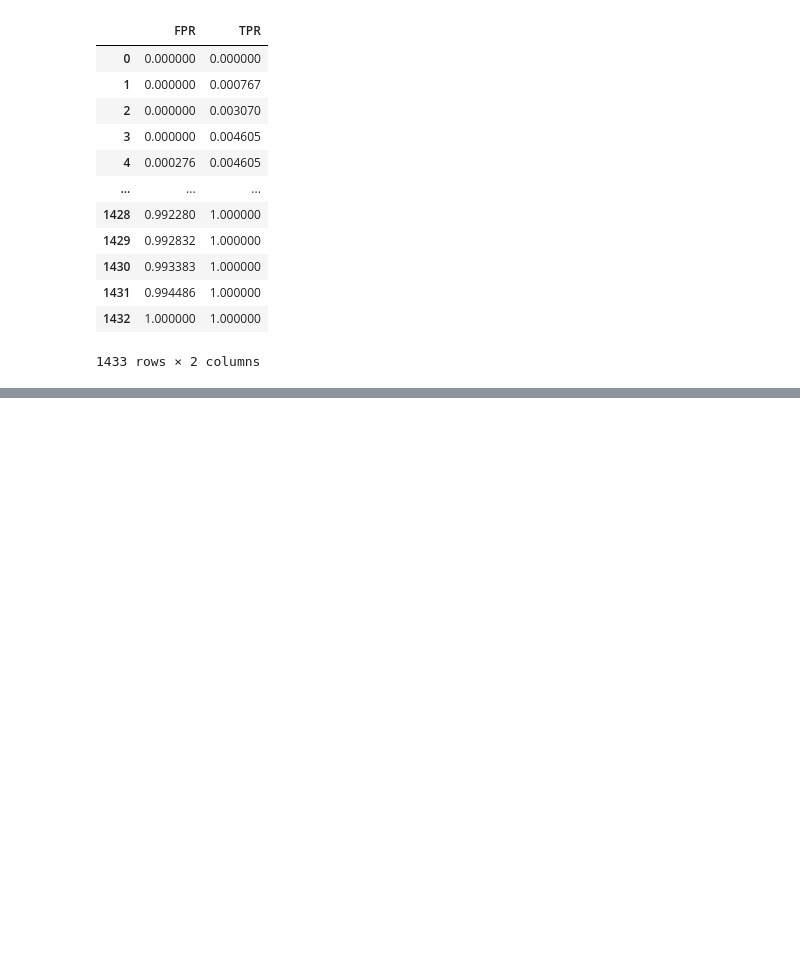
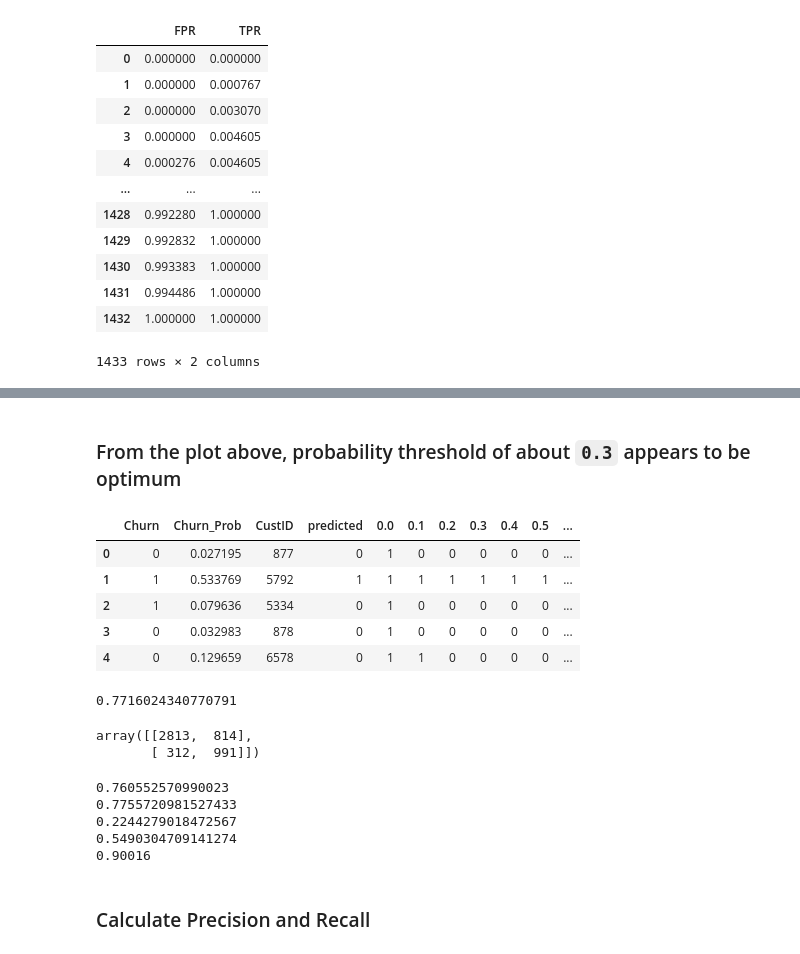
Before and after one commit to asa1997/CarPricePrediction, a Jupyter notebook: Telecom_Customer_Churn/Telecom_CustomerChurn.ipynb, the cells around one changed output, grey strips where cells are left out. Cells and saved outputs as stored; diff of their text form; code cells hidden in the pictures; blank space fills up the shorter version.

```diff
--- a/Telecom_Customer_Churn/Telecom_CustomerChurn.ipynb
+++ b/Telecom_Customer_Churn/Telecom_CustomerChurn.ipynb
@@ -857,0 +967,22 @@ pd.DataFrame(zip(lr_fpr, lr_tpr), columns=('FPR', 'TPR'))
+# %% [markdown]
+### From the plot above, probability threshold of about `0.3` appears to be optimum
+# %%
+y_train_pred_final['final_predicted'] = y_train_pred_final.Churn_Prob.map(lambda x: 1 if x > 0.3 else 0)
+y_train_pred_final.head()
+# %% [output]
+|  | Churn | Churn_Prob | CustID | predicted | 0.0 | 0.1 | 0.2 | 0.3 | 0.4 | 0.5 | ... |
+| 0 | 0 | 0.027195 | 877 | 0 | 1 | 0 | 0 | 0 | 0 | 0 | ... |
+| 1 | 1 | 0.533769 | 5792 | 1 | 1 | 1 | 1 | 1 | 1 | 1 | ... |
+| 2 | 1 | 0.079636 | 5334 | 0 | 1 | 0 | 0 | 0 | 0 | 0 | ... |
+| 3 | 0 | 0.032983 | 878 | 0 | 1 | 0 | 0 | 0 | 0 | 0 | ... |
+| 4 | 0 | 0.129659 | 6578 | 0 | 1 | 1 | 0 | 0 | 0 | 0 | ... |
+# %%
+metrics.accuracy_score(y_train_pred_final.Churn, y_train_pred_final.final_predicted)
+# %% [output]
+0.7716024340770791
+# %%
+confusion2 = metrics.confusion_matrix(y_train_pred_final.Churn, y_train_pred_final.final_predicted )
+confusion2
+# %% [output]
+array([[2813,  814],
+       [ 312,  991]])
@@ -857,0 +994,23 @@ pd.DataFrame(zip(lr_fpr, lr_tpr), columns=('FPR', 'TPR'))
+# %%
+#senstivity
+print(TP / float(TP+FN))
+
+#specificity
+print(TN / float(TN+FP))
+
+#false positive rate - predicting churn when customer does not have churned
+print(FP/float(TN+FP))
+
+#positive predictive value
+print(TP/float(TP+FP))
+
+#negative predictive value
+print(TN/float(TN+FN))
+# %% [output]
+0.760552570990023
+0.7755720981527433
+0.2244279018472567
+0.5490304709141274
+0.90016
+# %% [markdown]
+### Calculate Precision and Recall
```
Also changed, not shown: parts of 19 cells of this notebook.
